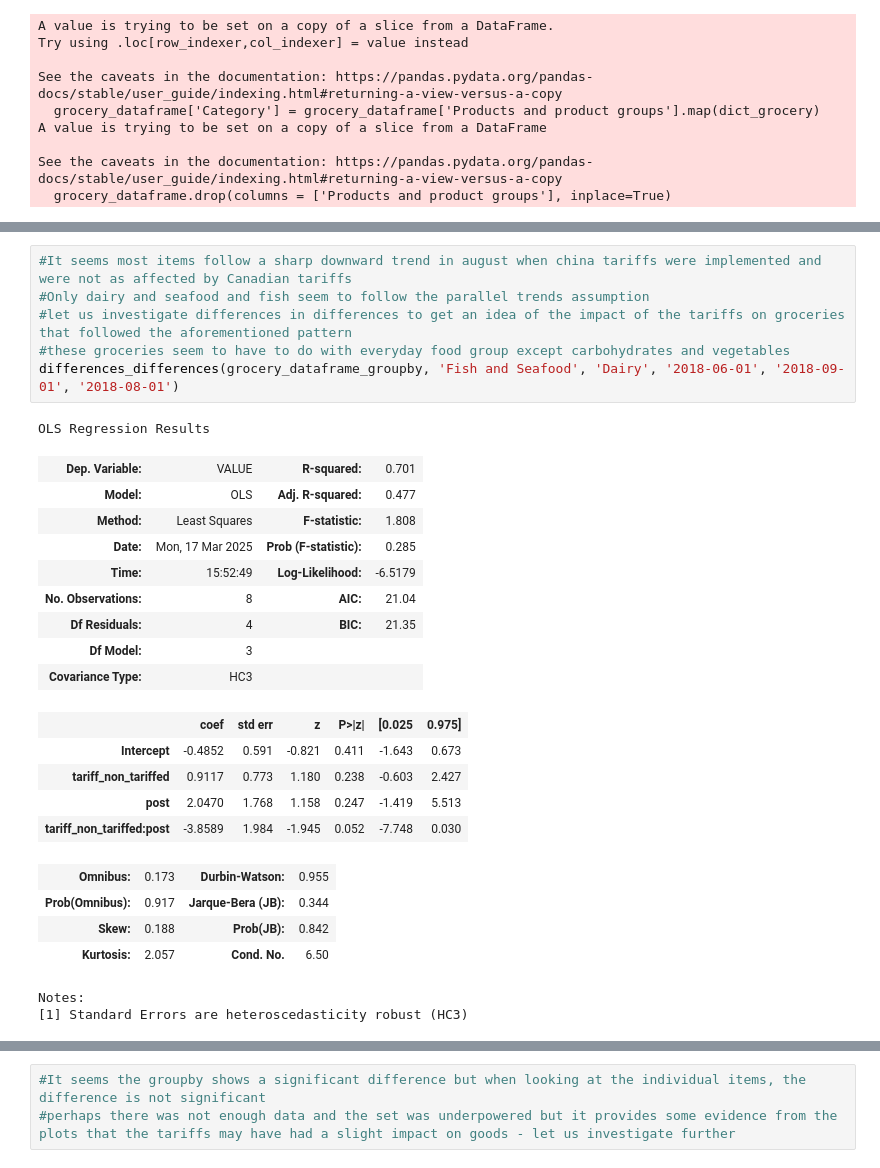
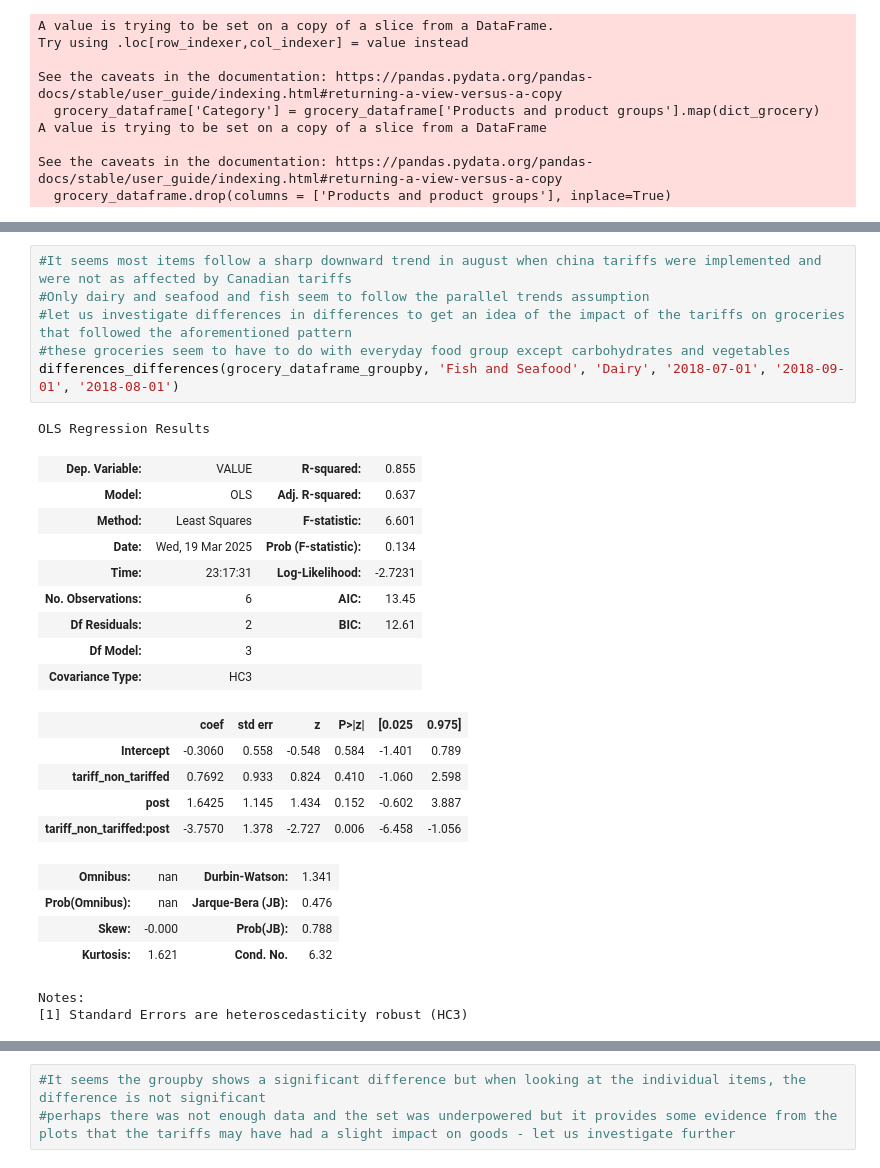
Before and after one commit to MADS-Lions/GoodsComparison2018Tariffs, a Jupyter notebook: notebooks/Official_Differences_and_RC.ipynb, the cells around one changed output, grey strips where cells are left out. Cells and saved outputs as stored; diff of their text form.

```diff
--- a/notebooks/Official_Differences_and_RC.ipynb
+++ b/notebooks/Official_Differences_and_RC.ipynb
@@ -483,28 +270,28 @@ See the caveats in the documentation: https://pandas.pydata.org/pandas-docs/stab
 # %%
 #It seems most items follow a sharp downward trend in august when china tariffs were implemented and were not as affected by Canadian tariffs
 #Only dairy and seafood and fish seem to follow the parallel trends assumption
 #let us investigate differences in differences to get an idea of the impact of the tariffs on groceries that followed the aforementioned pattern
 #these groceries seem to have to do with everyday food group except carbohydrates and vegetables
-differences_differences(grocery_dataframe_groupby, 'Fish and Seafood', 'Dairy', '2018-06-01', '2018-09-01', '2018-08-01')
+differences_differences(grocery_dataframe_groupby, 'Fish and Seafood', 'Dairy', '2018-07-01', '2018-09-01', '2018-08-01')
 # %% [output]
 OLS Regression Results
-| Dep. Variable: | VALUE | R-squared: | 0.701 |
-| Model: | OLS | Adj. R-squared: | 0.477 |
-| Method: | Least Squares | F-statistic: | 1.808 |
-| Date: | Mon, 17 Mar 2025 | Prob (F-statistic): | 0.285 |
-| Time: | 15:52:49 | Log-Likelihood: | -6.5179 |
-| No. Observations: | 8 | AIC: | 21.04 |
-| Df Residuals: | 4 | BIC: | 21.35 |
+| Dep. Variable: | VALUE | R-squared: | 0.855 |
+| Model: | OLS | Adj. R-squared: | 0.637 |
+| Method: | Least Squares | F-statistic: | 6.601 |
+| Date: | Wed, 19 Mar 2025 | Prob (F-statistic): | 0.134 |
+| Time: | 23:17:31 | Log-Likelihood: | -2.7231 |
+| No. Observations: | 6 | AIC: | 13.45 |
+| Df Residuals: | 2 | BIC: | 12.61 |
 | Df Model: | 3 |  |  |
 | Covariance Type: | HC3 |  |  |
 |  | coef | std err | z | P>|z| | [0.025 | 0.975] |
-| Intercept | -0.4852 | 0.591 | -0.821 | 0.411 | -1.643 | 0.673 |
-| tariff_non_tariffed | 0.9117 | 0.773 | 1.180 | 0.238 | -0.603 | 2.427 |
-| post | 2.0470 | 1.768 | 1.158 | 0.247 | -1.419 | 5.513 |
-| tariff_non_tariffed:post | -3.8589 | 1.984 | -1.945 | 0.052 | -7.748 | 0.030 |
+| Intercept | -0.3060 | 0.558 | -0.548 | 0.584 | -1.401 | 0.789 |
+| tariff_non_tariffed | 0.7692 | 0.933 | 0.824 | 0.410 | -1.060 | 2.598 |
+| post | 1.6425 | 1.145 | 1.434 | 0.152 | -0.602 | 3.887 |
+| tariff_non_tariffed:post | -3.7570 | 1.378 | -2.727 | 0.006 | -6.458 | -1.056 |
-| Omnibus: | 0.173 | Durbin-Watson: | 0.955 |
-| Prob(Omnibus): | 0.917 | Jarque-Bera (JB): | 0.344 |
-| Skew: | 0.188 | Prob(JB): | 0.842 |
-| Kurtosis: | 2.057 | Cond. No. | 6.50 |
+| Omnibus: | nan | Durbin-Watson: | 1.341 |
+| Prob(Omnibus): | nan | Jarque-Bera (JB): | 0.476 |
+| Skew: | -0.000 | Prob(JB): | 0.788 |
+| Kurtosis: | 1.621 | Cond. No. | 6.32 |
 Notes:
 [1] Standard Errors are heteroscedasticity robust (HC3)
```
Also changed, not shown: parts of 38 cells of this notebook.
